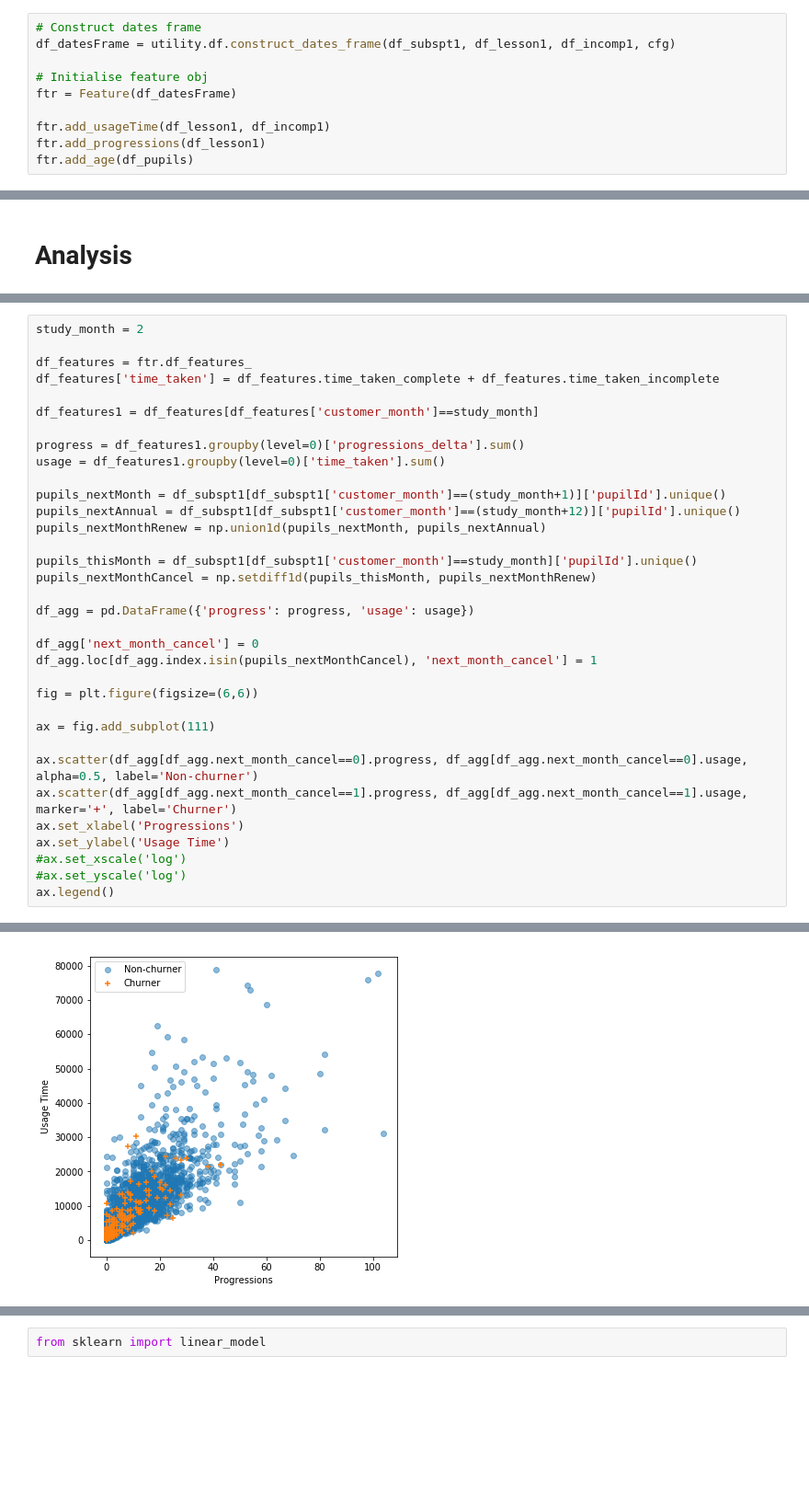
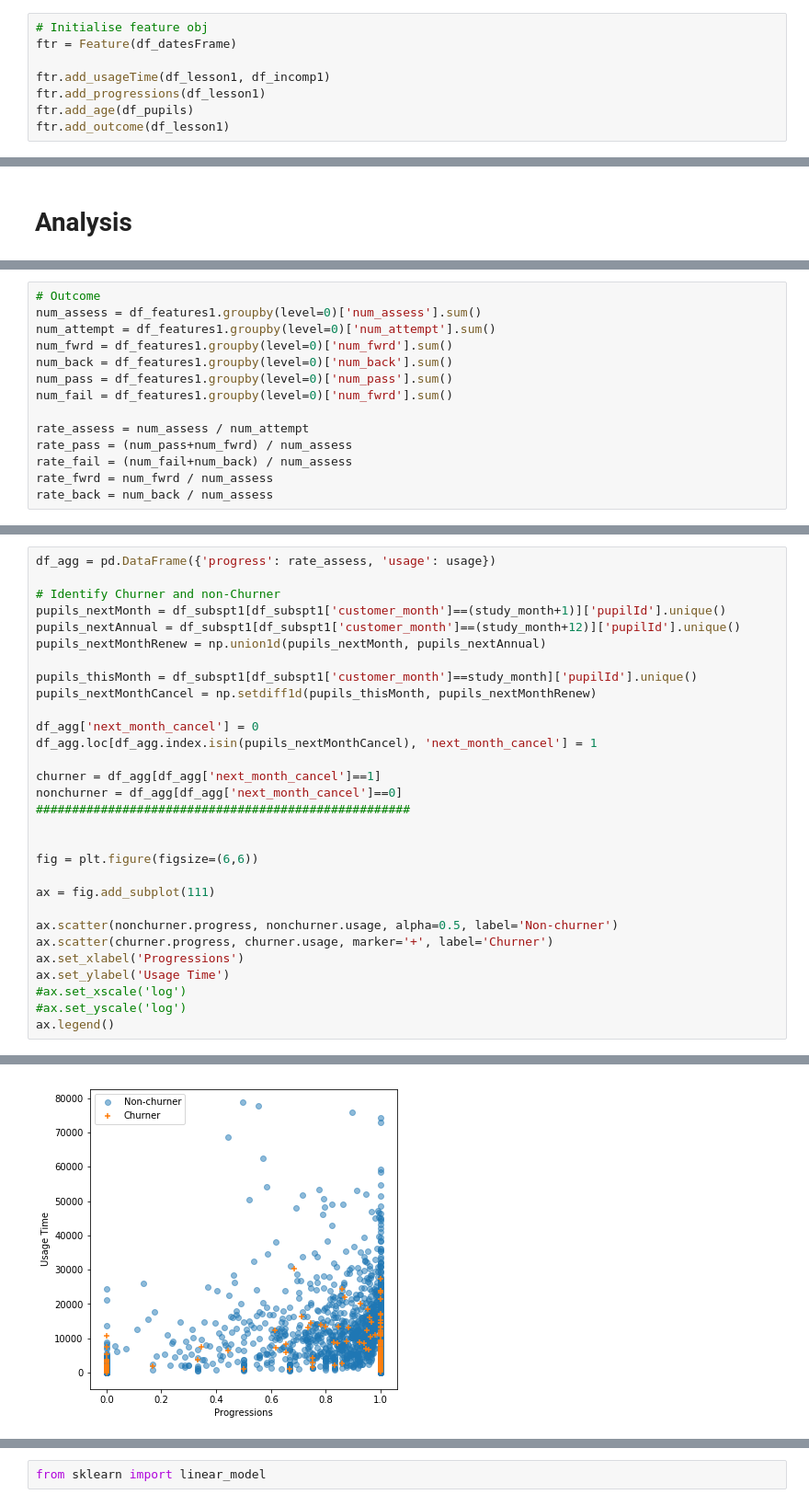
Before and after one commit to vicaws/Whizz, a Jupyter notebook: Code/Churn/Churn/NB_FeatureEngineering.ipynb, the cells around one changed output, grey strips where cells are left out. Shown at 92% size. Cells and saved outputs as stored; diff of their text form; blank space fills up the shorter version.

Commit message:
add new function to add outcome feature

```diff
--- a/Code/Churn/Churn/NB_FeatureEngineering.ipynb
+++ b/Code/Churn/Churn/NB_FeatureEngineering.ipynb
@@ -49,13 +54,11 @@ Calculate customer month in the subscription table.
 # %% [markdown]
 # Features
 # %%
-# Construct dates frame
-df_datesFrame = utility.df.construct_dates_frame(df_subspt1, df_lesson1, df_incomp1, cfg)
-
 # Initialise feature obj
 ftr = Feature(df_datesFrame)
 
 ftr.add_usageTime(df_lesson1, df_incomp1)
 ftr.add_progressions(df_lesson1)
 ftr.add_age(df_pupils)
+ftr.add_outcome(df_lesson1)
 # %% [output]
@@ -90,0 +99,14 @@ ftr.df_features_
+# %%
+# Outcome
+num_assess = df_features1.groupby(level=0)['num_assess'].sum()
+num_attempt = df_features1.groupby(level=0)['num_attempt'].sum()
+num_fwrd = df_features1.groupby(level=0)['num_fwrd'].sum()
+num_back = df_features1.groupby(level=0)['num_back'].sum()
+num_pass = df_features1.groupby(level=0)['num_pass'].sum()
+num_fail = df_features1.groupby(level=0)['num_fwrd'].sum()
+
+rate_assess = num_assess / num_attempt
+rate_pass = (num_pass+num_fwrd) / num_assess
+rate_fail = (num_fail+num_back) / num_assess
+rate_fwrd = num_fwrd / num_assess
+rate_back = num_back / num_assess
@@ -91,37 +172,33 @@ ftr.df_features_
 # %%
-study_month = 2
+df_agg = pd.DataFrame({'progress': rate_assess, 'usage': usage})
 
-df_features = ftr.df_features_
-df_features['time_taken'] = df_features.time_taken_complete + df_features.time_taken_incomplete
-
-df_features1 = df_features[df_features['customer_month']==study_month]
-
-progress = df_features1.groupby(level=0)['progressions_delta'].sum()
-usage = df_features1.groupby(level=0)['time_taken'].sum()
-
+# Identify Churner and non-Churner
 pupils_nextMonth = df_subspt1[df_subspt1['customer_month']==(study_month+1)]['pupilId'].unique()
 pupils_nextAnnual = df_subspt1[df_subspt1['customer_month']==(study_month+12)]['pupilId'].unique()
 pupils_nextMonthRenew = np.union1d(pupils_nextMonth, pupils_nextAnnual)
 
 pupils_thisMonth = df_subspt1[df_subspt1['customer_month']==study_month]['pupilId'].unique()
 pupils_nextMonthCancel = np.setdiff1d(pupils_thisMonth, pupils_nextMonthRenew)
 
-df_agg = pd.DataFrame({'progress': progress, 'usage': usage})
-
 df_agg['next_month_cancel'] = 0
 df_agg.loc[df_agg.index.isin(pupils_nextMonthCancel), 'next_month_cancel'] = 1
+
+churner = df_agg[df_agg['next_month_cancel']==1]
+nonchurner = df_agg[df_agg['next_month_cancel']==0]
+####################################################
+
 
 fig = plt.figure(figsize=(6,6))
 
 ax = fig.add_subplot(111)
 
-ax.scatter(df_agg[df_agg.next_month_cancel==0].progress, df_agg[df_agg.next_month_cancel==0].usage, alpha=0.5, label='Non-churner')
-ax.scatter(df_agg[df_agg.next_month_cancel==1].progress, df_agg[df_agg.next_month_cancel==1].usage, marker='+', label='Churner')
+ax.scatter(nonchurner.progress, nonchurner.usage, alpha=0.5, label='Non-churner')
+ax.scatter(churner.progress, churner.usage, marker='+', label='Churner')
 ax.set_xlabel('Progressions')
 ax.set_ylabel('Usage Time')
 #ax.set_xscale('log')
 #ax.set_yscale('log')
 ax.legend()
 # %% [output]
 <matplotlib.legend.Legend at 0x...>
-[figure, old version]
+[figure, new version]
```
Also changed, not shown: parts of 8 cells of this notebook, 5 other files.
